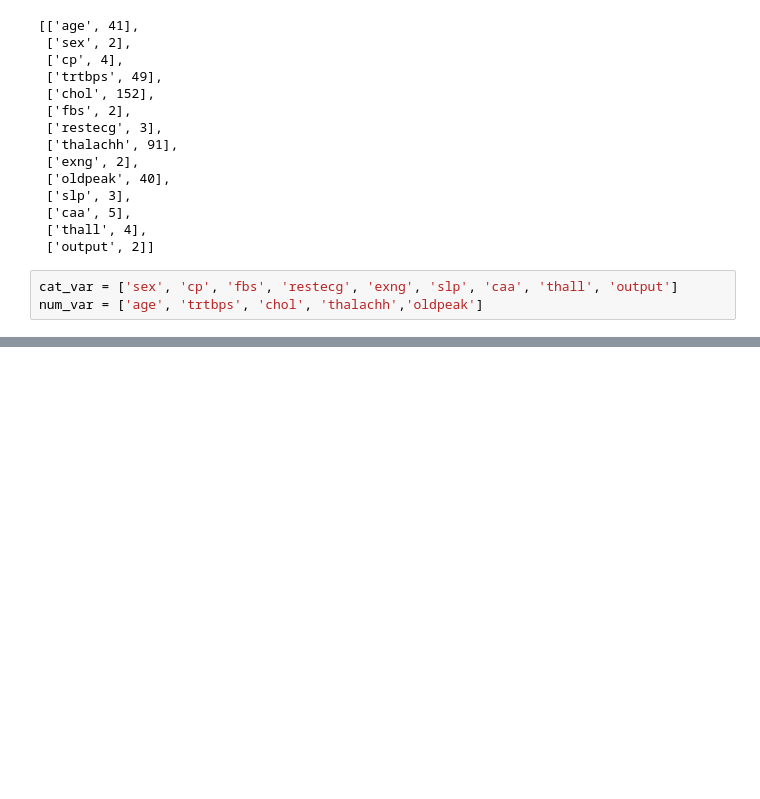
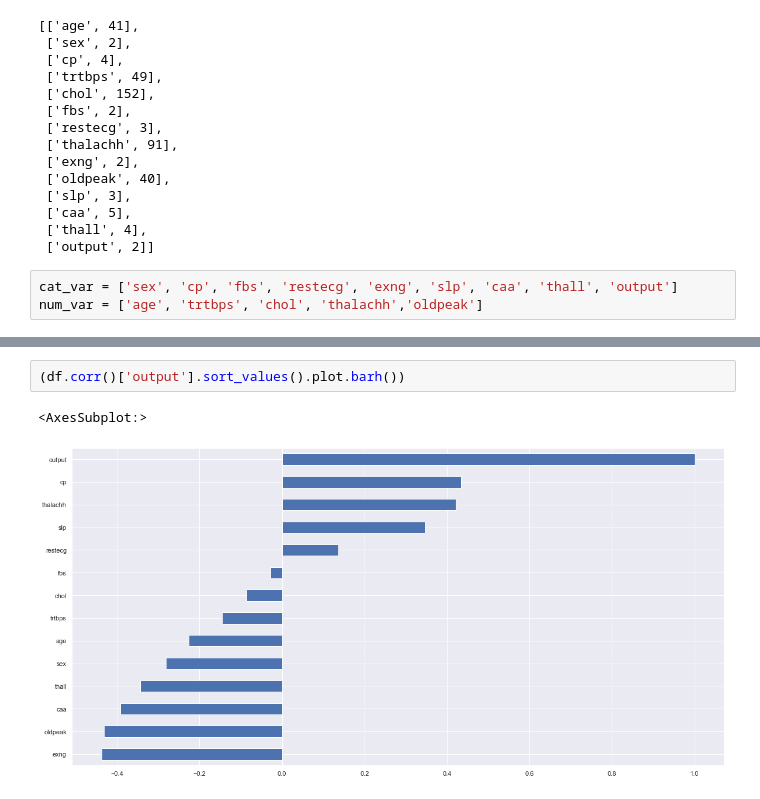
Before and after one commit to sardorick/Heart_disease_dataset_analysis, a Jupyter notebook: heart_attack_EDA.ipynb, the cells around one changed output, grey strips where cells are left out. Cells and saved outputs as stored; diff of their text form; blank space fills up the shorter version.

```diff
--- a/heart_attack_EDA.ipynb
+++ b/heart_attack_EDA.ipynb
@@ -69,0 +76,5 @@ plt.show()
+# %%
+(df.corr()['output'].sort_values().plot.barh())
+# %% [output]
+<AxesSubplot:>
+[figure, added]
```
Also changed, not shown: parts of 2 cells of this notebook, 4 other files.
